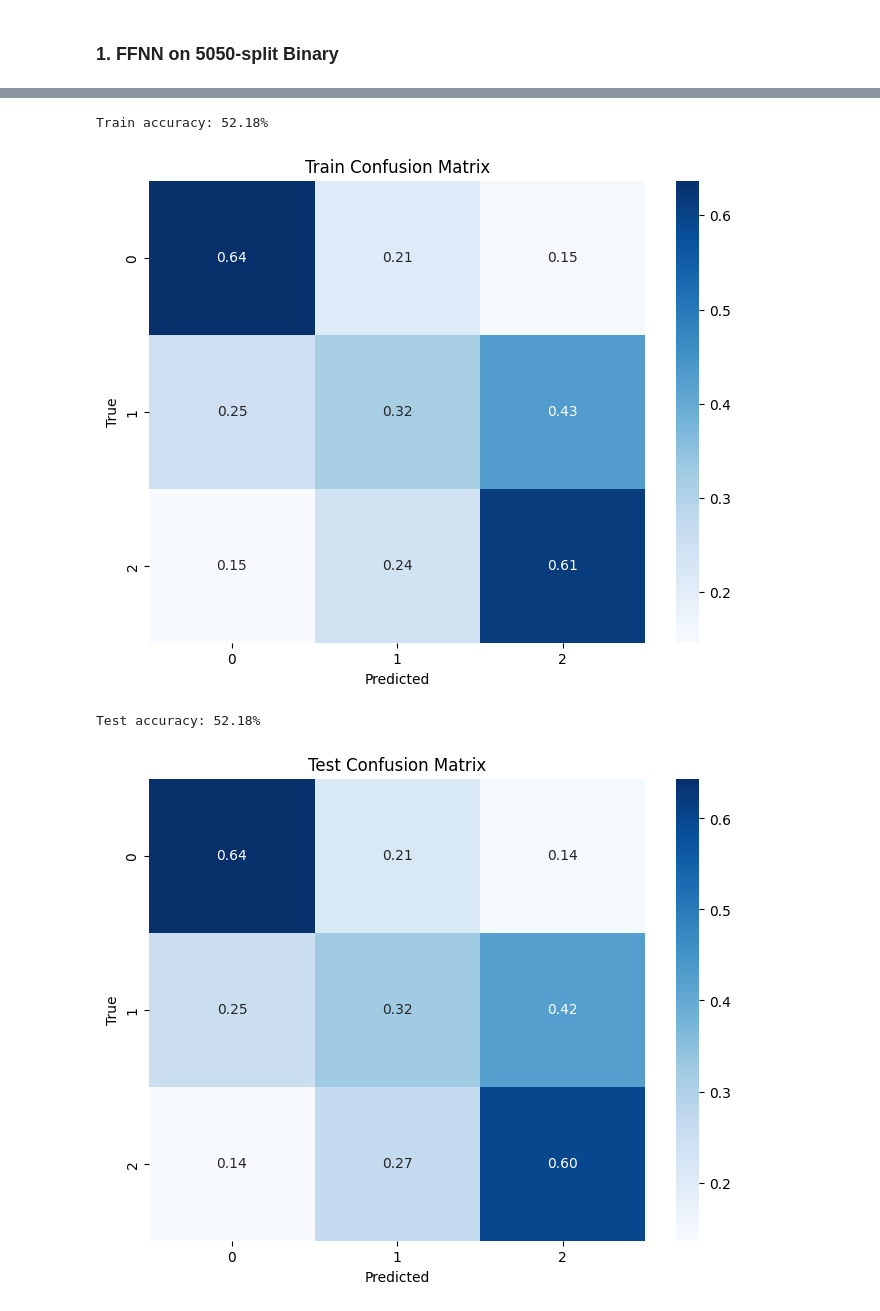
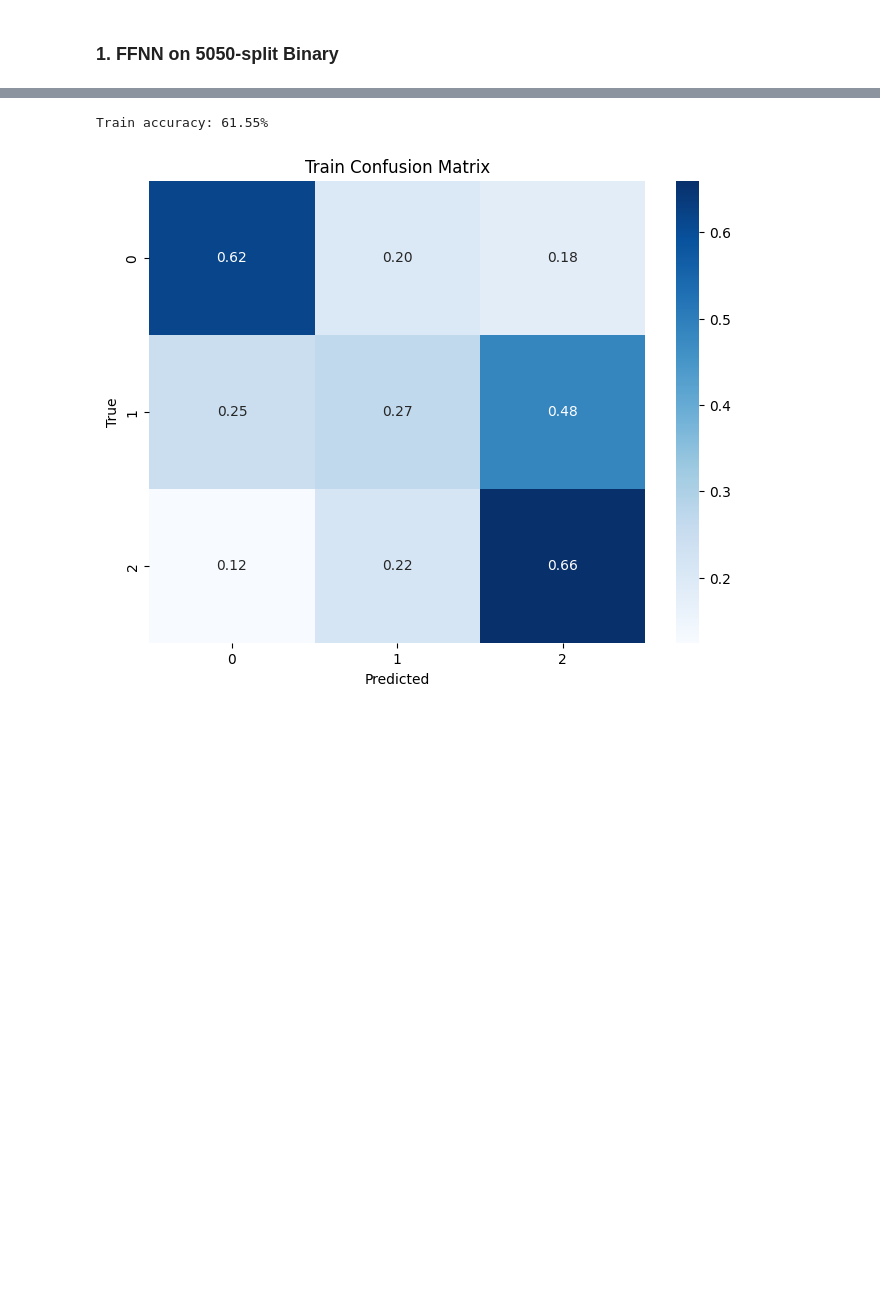
Before and after one commit to Panta-Rhei-LZ/DS-9000-Project-Data, a Jupyter notebook: Neural_Network.ipynb, the cells around one changed output, grey strips where cells are left out. Drawn from its saved outputs; the diff is of its cells as text; code cells hidden in the pictures; blank space fills up the shorter version.

```diff
--- a/Neural_Network.ipynb
+++ b/Neural_Network.ipynb
@@ -280,6 +292,6 @@ Test accuracy: 75.68
 # %%
-num_features_diabetes012 = X_diabetes012.shape[1]
-num_classes_diabetes012 = y_diabetes012.nunique()
+num_features_diabetes012 = X_diabetes012_sm.shape[1]
+num_classes_diabetes012 = y_diabetes012_sm.nunique()
 # %%
 class FFNN_diabetes012(nn.Module):
 
@@ -288,7 +300,7 @@ class FFNN_diabetes012(nn.Module):
         super().__init__()
 
         # Define dropout
-        self.dropout = nn.Dropout(0.2)
+        self.dropout = nn.Dropout(0.5)
 
         # Neural Network Architecture
         self.dense1 = nn.Linear(in_features=num_features, out_features=64)
@@ -308,7 +320,7 @@ class FFNN_diabetes012(nn.Module):
 #device = torch.device("cuda" if torch.cuda.is_available() else "cpu")
 #print(f'Current device is: {device}')
 learning_rate = 0.00025
-num_epochs=50
+num_epochs=30
 # %%
 model2 = FFNN_diabetes012(num_features_diabetes012, num_classes_diabetes012)
 #model2.to(device)
@@ -328,7 +340,7 @@ for epoch in range(num_epochs):
     model2.train()
     current_loss = 0
 
-    for i, data in enumerate(train_loader_diabetes012):
+    for i, data in enumerate(train_loader_diabetes012_sm):
         # Get the inputs; data is a list of [inputs, labels]
         inputs, labels = data
 
@@ -349,7 +361,7 @@ for epoch in range(num_epochs):
         current_loss += loss.item()
 
     # Find loss for current epoch
-    average_loss = current_loss / len(train_loader_diabetes012)
+    average_loss = current_loss / len(train_loader_diabetes012_sm)
     losses.append(average_loss)
 
     # Set model to evaluation mode
@@ -362,7 +374,7 @@ for epoch in range(num_epochs):
     test_labels = []
 
     with torch.no_grad():
-        for inputs, labels in train_loader_diabetes012:
+        for inputs, labels in train_loader_diabetes012_sm:
             #inputs = inputs.to(device)
             #labels = labels.to(device)
 
@@ -374,7 +386,7 @@ for epoch in range(num_epochs):
             train_predictions.extend(predicted.cpu().numpy())
             train_labels.extend(labels.cpu().numpy())
 
-        for inputs, labels in test_loader_diabetes012:
+        for inputs, labels in test_loader_diabetes012_sm:
             #inputs = inputs.to(device)
             #labels = labels.to(device)
 
@@ -421,12 +433,13 @@ def confusion_plot_multiclass(model, inputs, labels, name='', classes=[0, 1, 2])
     return preds
 # %%
 # Predict and plot on the training data
-train_preds = confusion_plot_multiclass(model2, X_train_diabetes012_tensor, y_train_diabetes012, 'Train', classes=[0, 1, 2])
-
-# Predict and plot on the validation data
-val_preds = confusion_plot_multiclass(model2, X_test_diabetes012_tensor, y_test_diabetes012, 'Test', classes=[0, 1, 2])
+train_preds = confusion_plot_multiclass(
+    model2,
+    X_train_diabetes012_tensor,
+    y_train_diabetes012,
+    'Train',
+    classes=[0, 1, 2]
+)
 # %% [output]
-Train accuracy: 52.18%
+Train accuracy: 61.55%
-[figure, old version]
+[figure, new version]
-Test accuracy: 52.18%
-[figure, removed]
```
Also changed, not shown: parts of 13 cells of this notebook.
